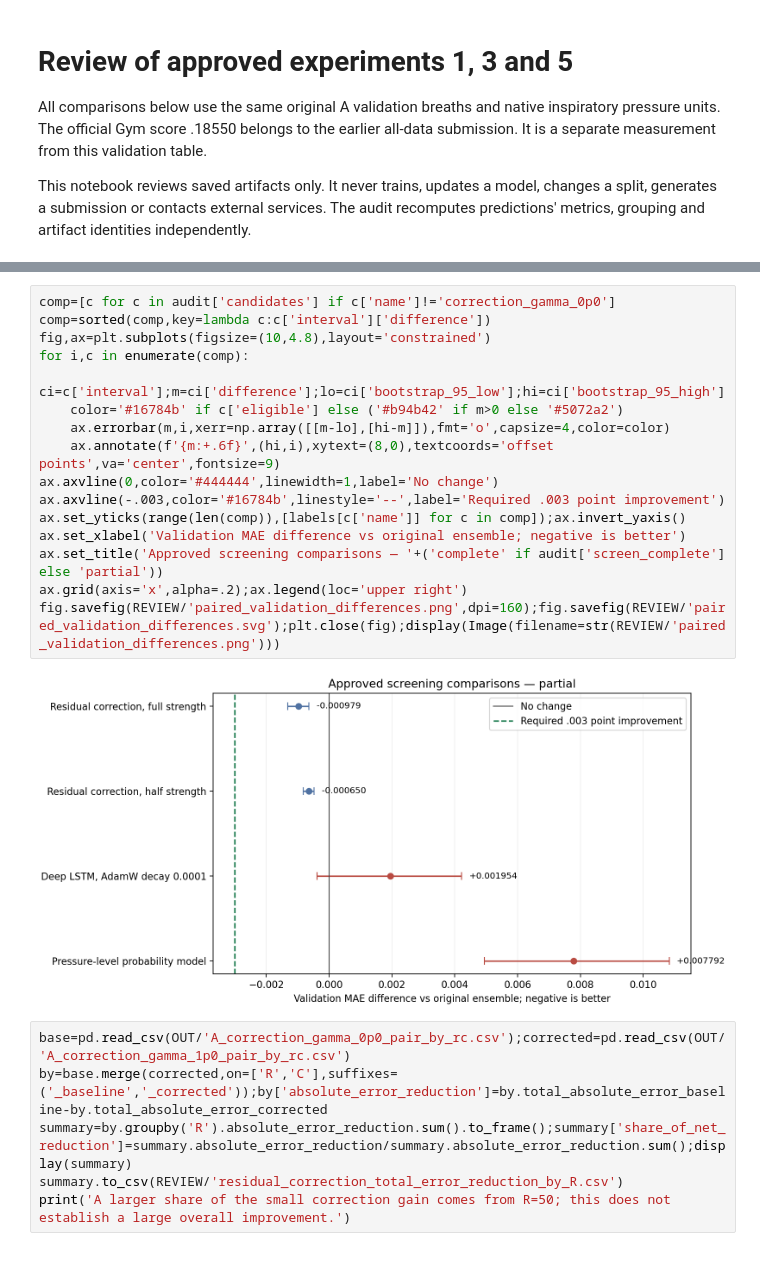
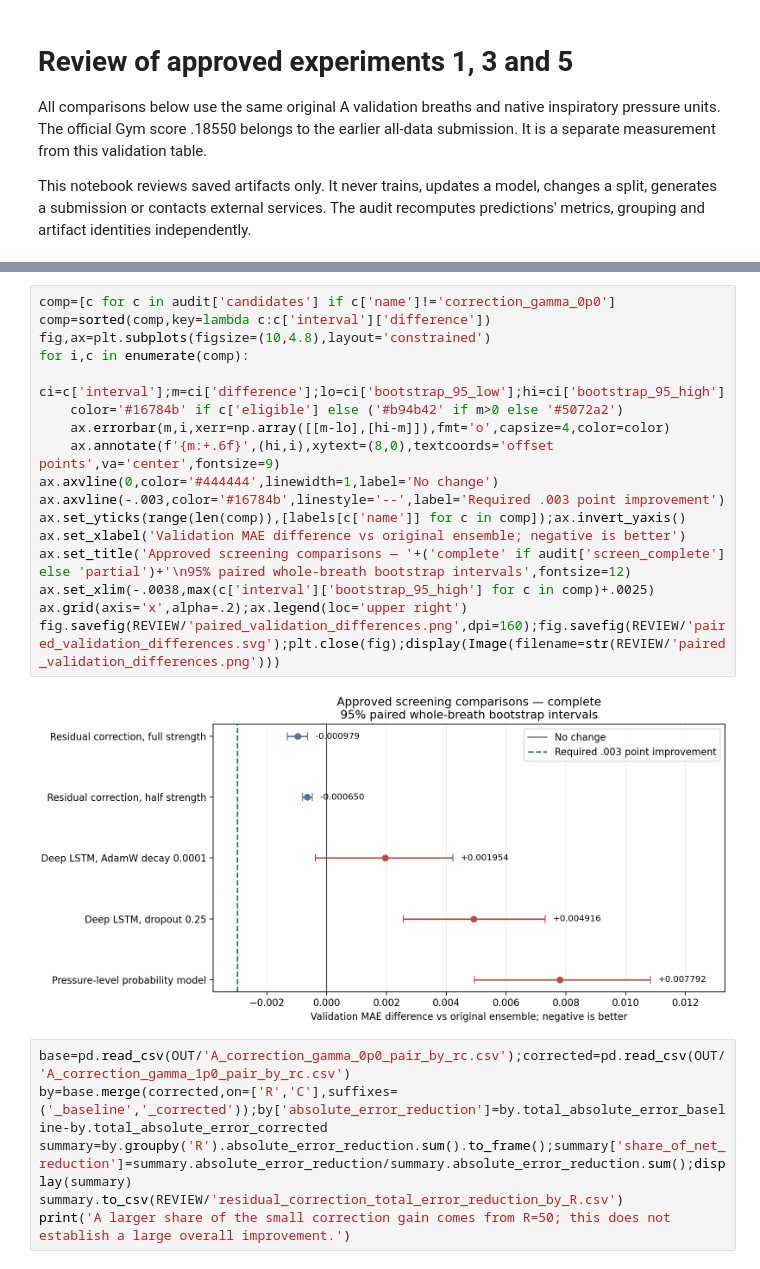
Before and after one commit to AICodingGym/submission-jhei3w76dhk7, a Jupyter notebook: results_review_v007.ipynb, the cells around one changed output, grey strips where cells are left out. Saved outputs shown, nothing was run; the diff lists cells and outputs as text.

Commit message:
Complete verified v007 screen and retain official MAE 0.18550

```diff
--- a/results_review_v007.ipynb
+++ b/results_review_v007.ipynb
@@ -47,21 +48,22 @@ Correction strengths share the same OOF base fits and calibrator; their repeated
 # %%
 comp=[c for c in audit['candidates'] if c['name']!='correction_gamma_0p0']
 comp=sorted(comp,key=lambda c:c['interval']['difference'])
 fig,ax=plt.subplots(figsize=(10,4.8),layout='constrained')
 for i,c in enumerate(comp):
     ci=c['interval'];m=ci['difference'];lo=ci['bootstrap_95_low'];hi=ci['bootstrap_95_high']
     color='#16784b' if c['eligible'] else ('#b94b42' if m>0 else '#5072a2')
     ax.errorbar(m,i,xerr=np.array([[m-lo],[hi-m]]),fmt='o',capsize=4,color=color)
     ax.annotate(f'{m:+.6f}',(hi,i),xytext=(8,0),textcoords='offset points',va='center',fontsize=9)
 ax.axvline(0,color='#444444',linewidth=1,label='No change')
 ax.axvline(-.003,color='#16784b',linestyle='--',label='Required .003 point improvement')
 ax.set_yticks(range(len(comp)),[labels[c['name']] for c in comp]);ax.invert_yaxis()
 ax.set_xlabel('Validation MAE difference vs original ensemble; negative is better')
-ax.set_title('Approved screening comparisons — '+('complete' if audit['screen_complete'] else 'partial'))
+ax.set_title('Approved screening comparisons — '+('complete' if audit['screen_complete'] else 'partial')+'\n95% paired whole-breath bootstrap intervals',fontsize=12)
+ax.set_xlim(-.0038,max(c['interval']['bootstrap_95_high'] for c in comp)+.0025)
 ax.grid(axis='x',alpha=.2);ax.legend(loc='upper right')
 fig.savefig(REVIEW/'paired_validation_differences.png',dpi=160);fig.savefig(REVIEW/'paired_validation_differences.svg');plt.close(fig);display(Image(filename=str(REVIEW/'paired_validation_differences.png')))
 # %% [output]
-[figure, old version]
+[figure, new version]
 # %%
 base=pd.read_csv(OUT/'A_correction_gamma_0p0_pair_by_rc.csv');corrected=pd.read_csv(OUT/'A_correction_gamma_1p0_pair_by_rc.csv')
 by=base.merge(corrected,on=['R','C'],suffixes=('_baseline','_corrected'));by['absolute_error_reduction']=by.total_absolute_error_baseline-by.total_absolute_error_corrected
```
Also changed, not shown: parts of 3 cells of this notebook, 8 other files.
